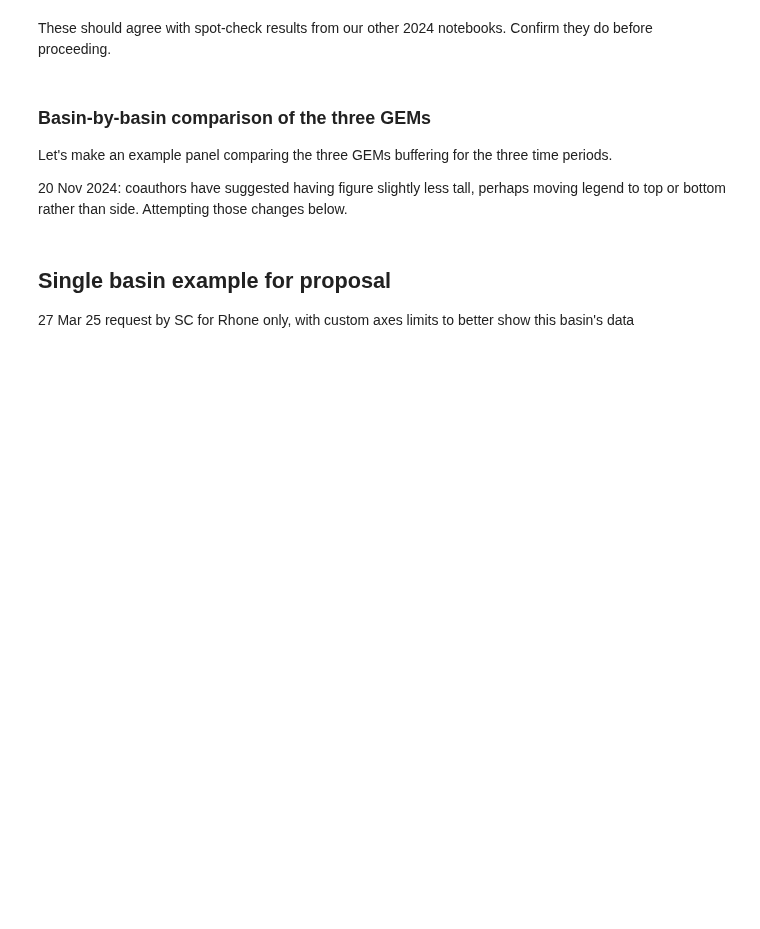
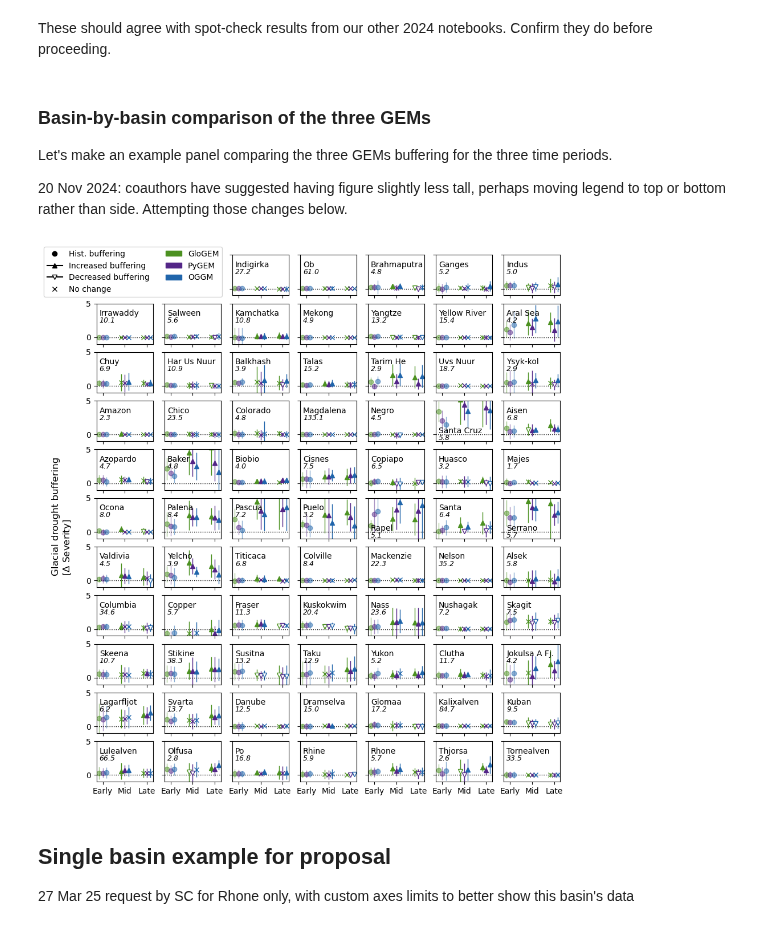
Before and after one commit to ehultee/glacial-SPEI, a Jupyter notebook: 20240820-MultiGEM-PerBasin_buffering.ipynb, the cells around one changed output. Drawn from its saved outputs; the diff is of its cells as text; code cells hidden in the pictures; blank space fills up the shorter version.

```diff
--- a/20240820-MultiGEM-PerBasin_buffering.ipynb
+++ b/20240820-MultiGEM-PerBasin_buffering.ipynb
@@ -252,7 +264,9 @@ for j, b in enumerate(basin_names):
         ## First column: historical
         ax.errorbar(1+p, np.nanmean(severity_b),
                      yerr=np.asarray(np.nanmean(severity_b)-np.nanmin(severity_b), np.nanmax(severity_b)-np.nanmean(severity_b)).transpose(),
-                     color=inc_color, marker='o', lw=1.0)
+                     color=inc_color, marker='o', lw=1.0,
+                   alpha=0.5
+                   )
 
         ## Second column: mid-c
         ax.errorbar(4+p, np.nanmean(severity_midC),
@@ -268,12 +282,21 @@ for j, b in enumerate(basin_names):
                      mec=endC_edgecolor, mfc=endC_facecolor, marker=endC_marker_s,
                     ecolor=endC_edgecolor, lw=1.0)
 
-    ax.text(0.05, 0.7, basin_label, transform=ax.transAxes)
     ax.set(xticks=[1,4,7], xticklabels=['Early', 'Mid', 'Late'])
+
     ## Compute the spread so it can be annotated
     spread_by_basin[b] = [max(gcm_spread), max(gem_means)-min(gem_means), (max(gcm_spread))/(max(gem_means)-min(gem_means))]
     ratio = (max(gcm_spread))/(max(gem_means)-min(gem_means))
-    ax.text(0.05, 0.53, '{:.1f}'.format(ratio), style='italic', fontsize=9, transform=ax.transAxes)
+    if basin_label in ('Serrano', 'Santa Cruz', 'Rapel'):
+        label_y = 0.2
+        ratio_y = 0.03
+        # label_y = 0.7
+        # ratio_y = 0.53
+    else:
+        label_y = 0.7
+        ratio_y = 0.53
+    ax.text(0.05, label_y, basin_label, transform=ax.transAxes)
+    ax.text(0.05, ratio_y, '{:.1f}'.format(ratio), style='italic', fontsize=9, transform=ax.transAxes)
 
 
 hist_marker = mlines.Line2D([], [], color='k', marker='o',
@@ -290,33 +313,35 @@ decrease_marker = mlines.Line2D([], [], mfc='white', mec='k', marker='v', color=
 
 nochange_marker = mlines.Line2D([], [], color='k', marker='x',
                           linestyle='None',
                                 label='No change')
 
 patches=[]
 for p in [hist_marker, increase_marker, decrease_marker, nochange_marker]:
     patches.append(p)
 for g, c in zip(gmodels, colorcode):
     patches.append(mpatches.Patch(color=plt.get_cmap(c)(0.9), label=g))
     # purple_patch = mpatches.Patch(color=colorcode[1](0.9), label='PyGEM')
     # blue_patch = mpatches.Patch(color=colorcode[3](0.9), label='OGGM')
 axs[0,2].legend(handles=patches, bbox_to_anchor=(-0.11, 1.3), ncol=2)
 ## put legend in the empty space at the bottom or top?
 
 [fig.delaxes(ax) for ax in axs.flatten() if not ax.has_data()] ## remove "leftover" axes with no data
 # for ax in axs[11,3:6]:
 #     ax.set(xticks=[1,4,7], xticklabels=['Early', 'Mid', 'Late'])
 
 for ax in axs.ravel():
     ax.axhline(0, ls=':', lw=1.0, color='k')
     ax.set(ylim=(-1,5))
 
 axs[0,2].set(yticks=[0,5], yticklabels=[0,5], visible=True)
 
 
 fig.supylabel('Glacial drought buffering \n'+ r'[$\Delta$ Severity]', x=0.05)
 # fig.suptitle('21st century drought buffering by GEM and by basin (12 GCMs)')
 # fig.supxlabel('21st century period')
 plt.savefig('/Users/eultee/Desktop/{}-75basin-drought_buffering_severity-annotated.png'.format(datetime.date.today()))
+# %% [output]
+[figure, added]
 # %% [markdown]
 ## Single basin example for proposal
 27 Mar 25 request by SC for Rhone only, with custom axes limits to better show this basin's data
```
Also changed, not shown: parts of 4 cells of this notebook, 2 other files.
